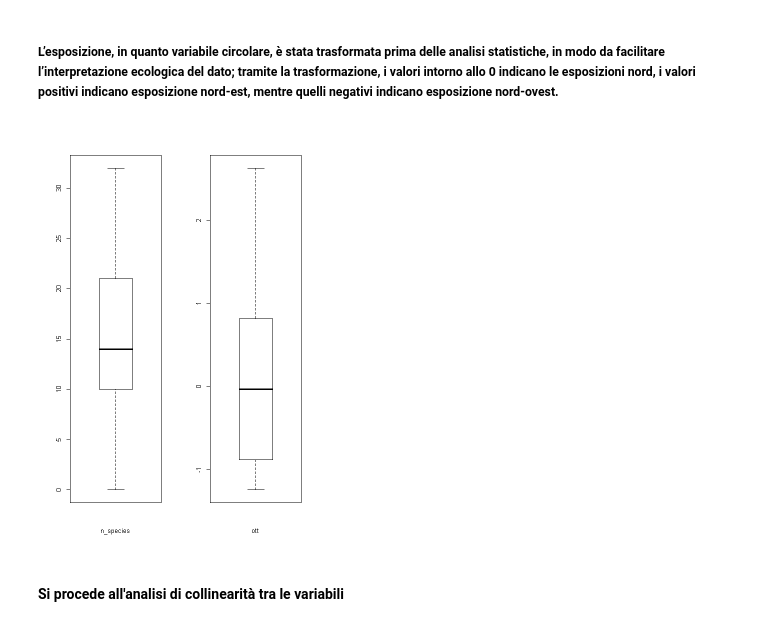
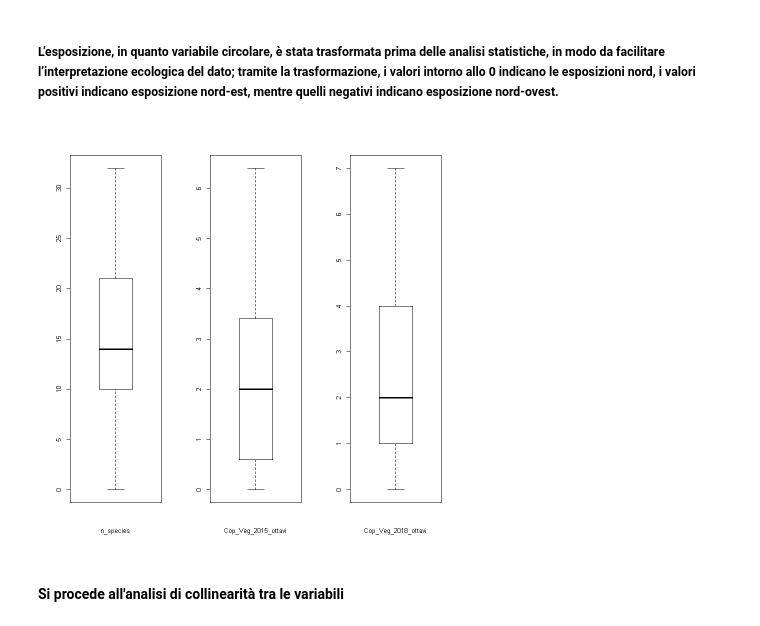
Before and after one commit to GabyOM/Chionomys-nivalis-analysis, a Jupyter notebook: 9. Calcolo MDR, IQR, Esp_tr, Analisi outlier e Analisi Collinearità.ipynb, the cells around one changed output. Drawn from its saved outputs; the diff is of its cells as text; code cells hidden in the pictures.

```diff
--- a/9. Calcolo MDR, IQR, Esp_tr, Analisi outlier e Analisi Collinearità.ipynb
+++ b/9. Calcolo MDR, IQR, Esp_tr, Analisi outlier e Analisi Collinearità.ipynb
@@ -39,9 +39,6 @@ A data.frame: 6 × 13
 # %%
 ##### Salviamo il nuovo dataframe
 write.csv2(siteCovs,"Dati-preparazione-modello/Dati-cov-mdr-iqr.csv", row.names = FALSE)
-# %%
-#### si può procedere a fare l'analisi esplorativa sul dataset siteCovs e standardizzare ottavi_veg (vedi la funzione 'scale')
-siteCovs$ott <- scale(siteCovs$Cop_Veg_2015_ottavi)
 # %% [markdown]
 #### Si procede all'outlier detection
 # %%
@@ -65,10 +62,11 @@ boxplot(siteCovs$slope_degr, xlab="slope_degr")
 # %%
 ### numero di specie vegetali e copertura vegetazionale
 par(mfrow = c(1, 3))
 boxplot(siteCovs$n_species, xlab="n_species")
-boxplot(siteCovs$ott, xlab="ott")
+boxplot(siteCovs$Cop_Veg_2015_ottavi, xlab="Cop_Veg_2015_ottavi")
+boxplot(siteCovs$Cop_Veg_2018_ottavi, xlab="Cop_Veg_2018_ottavi")
 # %% [output]
-[figure, old version]
+[figure, new version]
 # %% [markdown]
 #### Si procede all'analisi di collinearità tra le variabili
 # %%
```
Also changed, not shown: parts of 2 cells of this notebook, 2 other files.
